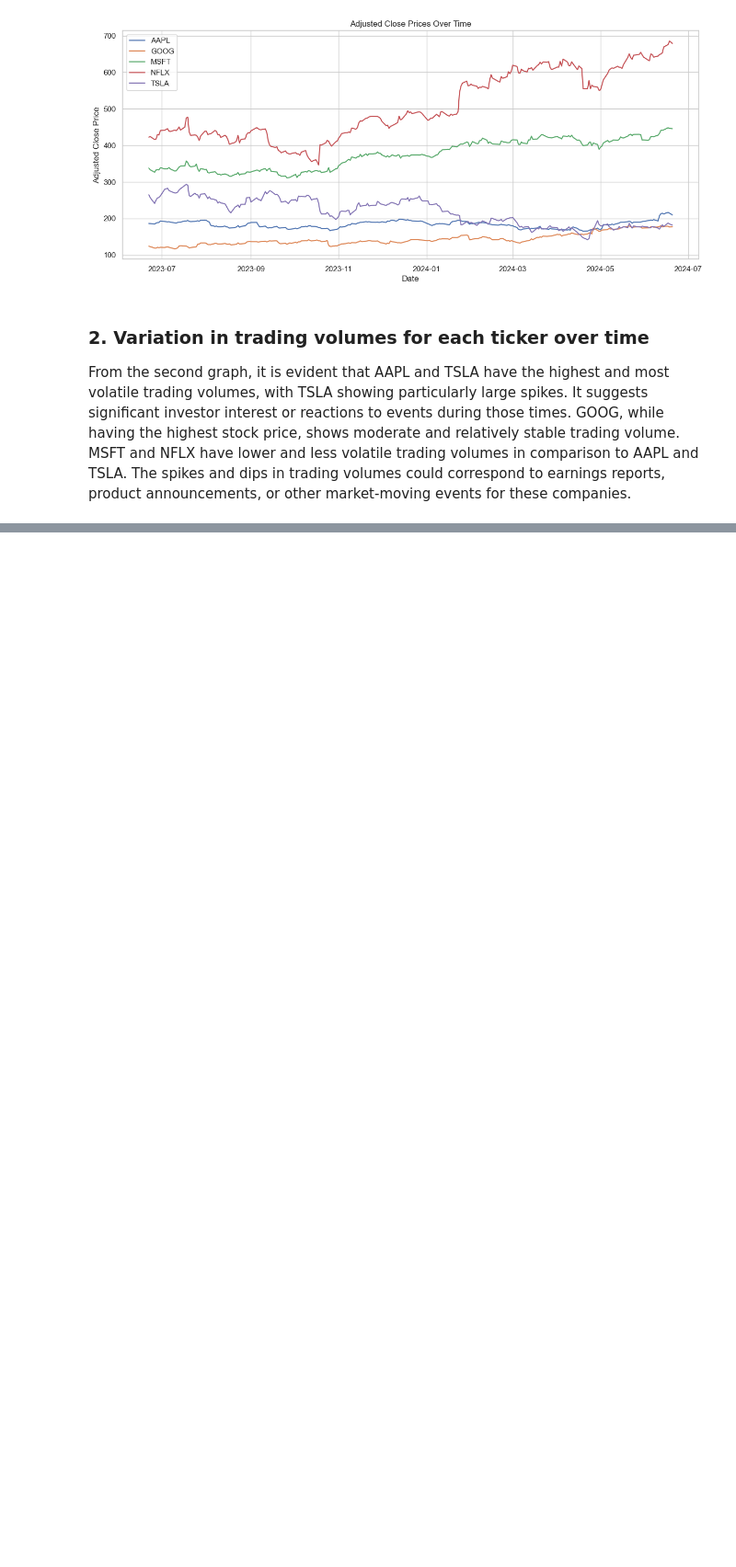
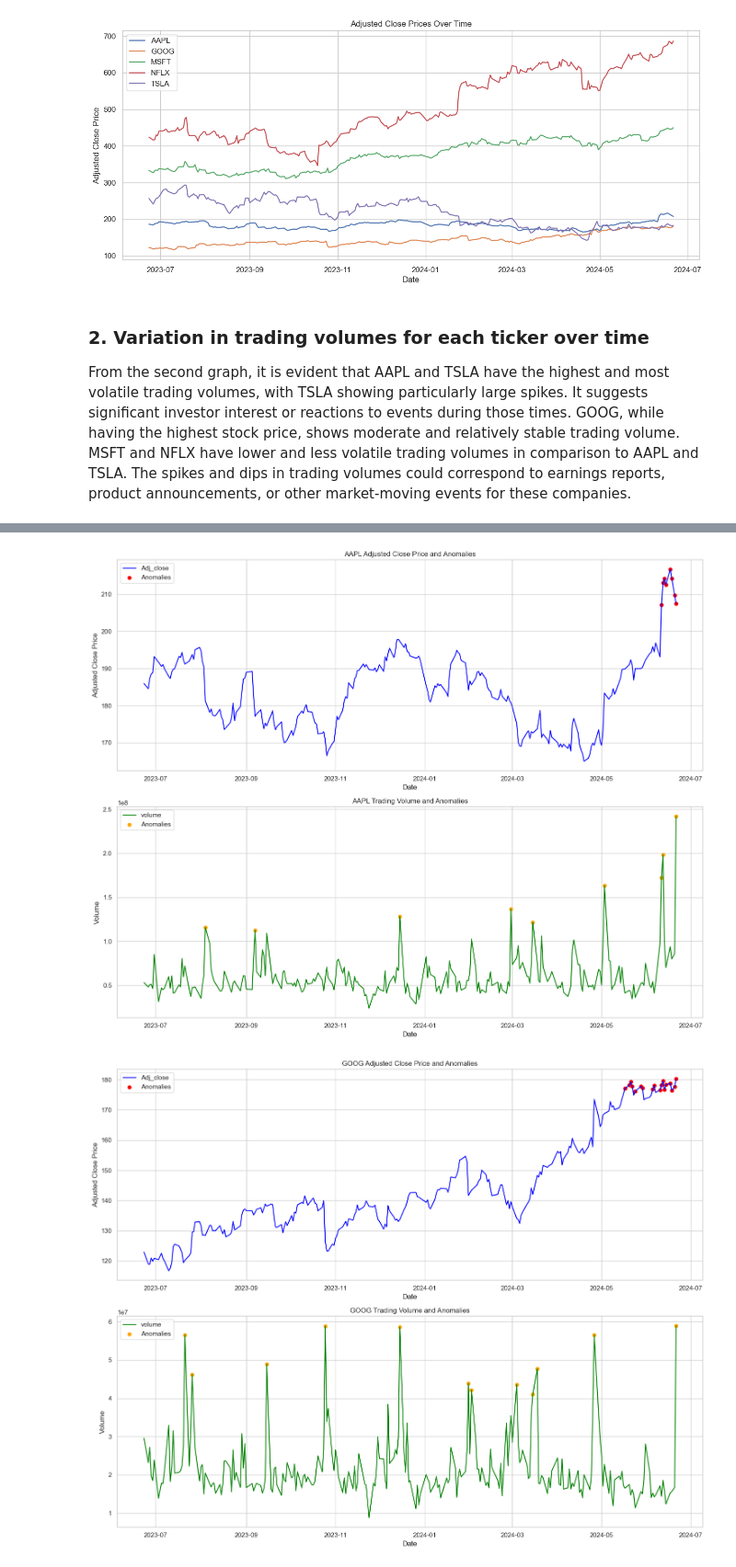
Before and after one commit to SirTee12/Marketing-Analysis-Projects, a Jupyter notebook: Stock-Market-Anomaly-Detection/Stock-Market-Anomaly-Detection.ipynb, the cells around one changed output, grey strips where cells are left out. Shown at 92% size. Saved outputs shown, nothing was run; the diff lists cells and outputs as text; code cells hidden in the pictures; blank space fills up the shorter version.

Commit message:
Added codes for plotting anomalies, calculating correlation and caculating risks

```diff
--- a/Stock-Market-Anomaly-Detection/Stock-Market-Anomaly-Detection.ipynb
+++ b/Stock-Market-Anomaly-Detection/Stock-Market-Anomaly-Detection.ipynb
@@ -241,0 +192,42 @@ volume_anomalies.head()
+# %%
+# plot the anomalies for each ticker based on adjusted close prices and volume
+def plot_anomalies(ticker, anomalies_adj_close, anomalies_volume):
+    #filter the main anomalies data for the given ticker
+    data_ticker = stock_data_or[stock_data_or['Ticker'] == ticker]
+    adj_close_anomalies = anomalies_adj_close[anomalies_adj_close['Ticker'] == ticker]
+    volume_anomalies = anomalies_volume[anomalies_volume['Ticker'] == ticker]
+
+    # plotting
+    fig, (ax1, ax2) = plt.subplots(2, 1, figsize = (15, 12))
+
+    # plot for adjusted close price
+    ax1.plot(data_ticker.index, data_ticker['Adj Close'],
+             label = 'Adj_close', color = 'blue')
+    ax1.scatter(adj_close_anomalies.index, adj_close_anomalies['Adj Close'],
+               color = 'red', label = 'Anomalies')
+    ax1.set_title(f'{ticker} Adjusted Close Price and Anomalies')
+    ax1.set_xlabel('Date')
+    ax1.set_ylabel('Adjusted Close Price')
+    ax1.legend()
+
+
+    # plot for volume
+    ax2.plot(data_ticker.index, data_ticker['Volume'],
+             label = 'volume', color = 'green')
+    ax2.scatter(volume_anomalies.index, volume_anomalies['Volume'],
+               color = 'orange', label = 'Anomalies')
+    ax2.set_title(f'{ticker} Trading Volume and Anomalies')
+    ax2.set_xlabel('Date')
+    ax2.set_ylabel('Volume')
+    ax2.legend()
+
+    plt.tight_layout()
+    plt.show()
+
+
+# plot the anomalies for each ticker
+for ticker in stock_data_or['Ticker'].unique():
+    plot_anomalies(ticker, anomalies_adj_close, anomalies_volume)
+# %% [output]
+[figure, added]
+[figure, added]
```
Also changed, not shown: parts of 16 cells of this notebook.
